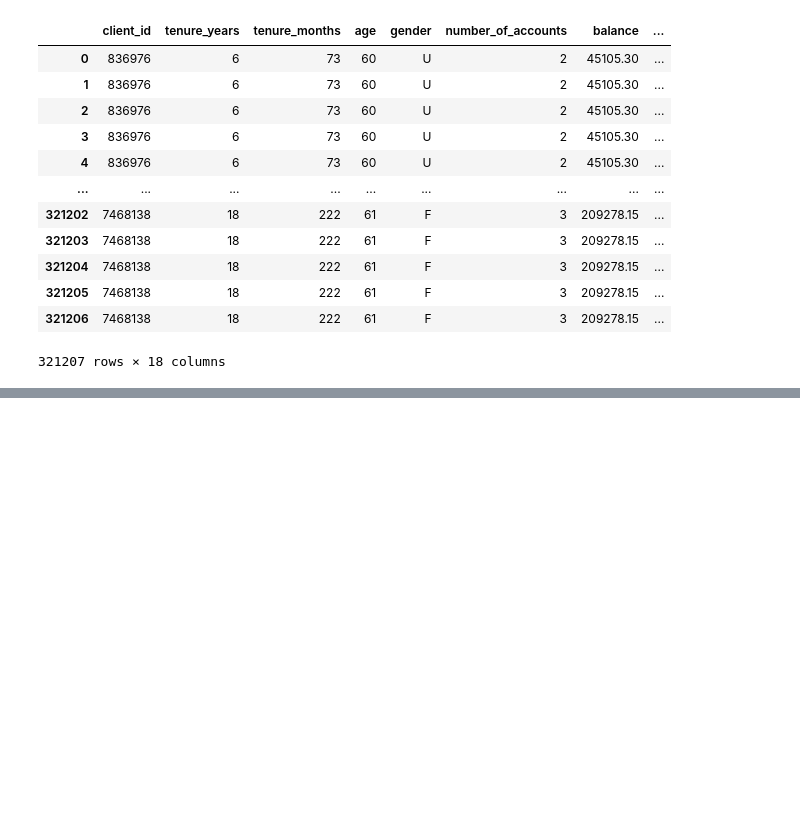
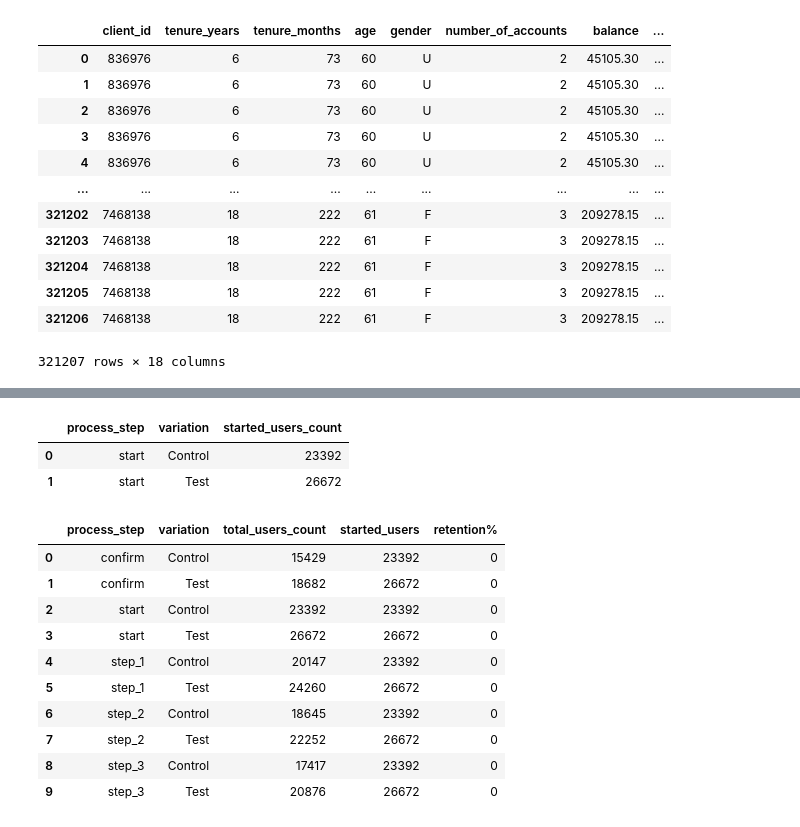
Before and after one commit to vijayendra-k/AB-Testing, a Jupyter notebook: AB-Testing.ipynb, the cells around one changed output, grey strips where cells are left out. Saved outputs shown, nothing was run; the diff lists cells and outputs as text; code cells hidden in the pictures; blank space fills up the shorter version.

```diff
--- a/AB-Testing.ipynb
+++ b/AB-Testing.ipynb
@@ -814,0 +788,6 @@ variationprocessgrouped
+# %%
+started_users
+# %% [output]
+|  | process_step | variation | started_users_count |
+| 0 | start | Control | 23392 |
+| 1 | start | Test | 26672 |
@@ -814,0 +801,15 @@ variationprocessgrouped
+# %%
+variationprocessgrouped['retention%']=0
+variationprocessgrouped
+# %% [output]
+|  | process_step | variation | total_users_count | started_users | retention% |
+| 0 | confirm | Control | 15429 | 23392 | 0 |
+| 1 | confirm | Test | 18682 | 26672 | 0 |
+| 2 | start | Control | 23392 | 23392 | 0 |
+| 3 | start | Test | 26672 | 26672 | 0 |
+| 4 | step_1 | Control | 20147 | 23392 | 0 |
+| 5 | step_1 | Test | 24260 | 26672 | 0 |
+| 6 | step_2 | Control | 18645 | 23392 | 0 |
+| 7 | step_2 | Test | 22252 | 26672 | 0 |
+| 8 | step_3 | Control | 17417 | 23392 | 0 |
+| 9 | step_3 | Test | 20876 | 26672 | 0 |
```
Also changed, not shown: parts of 18 cells of this notebook.
